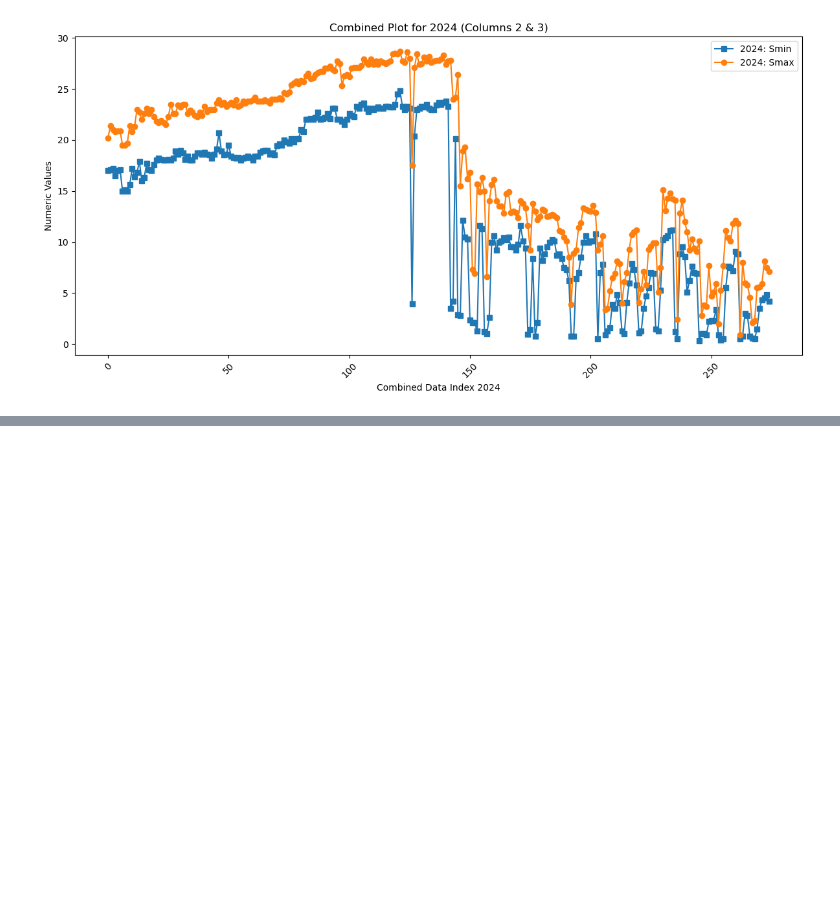
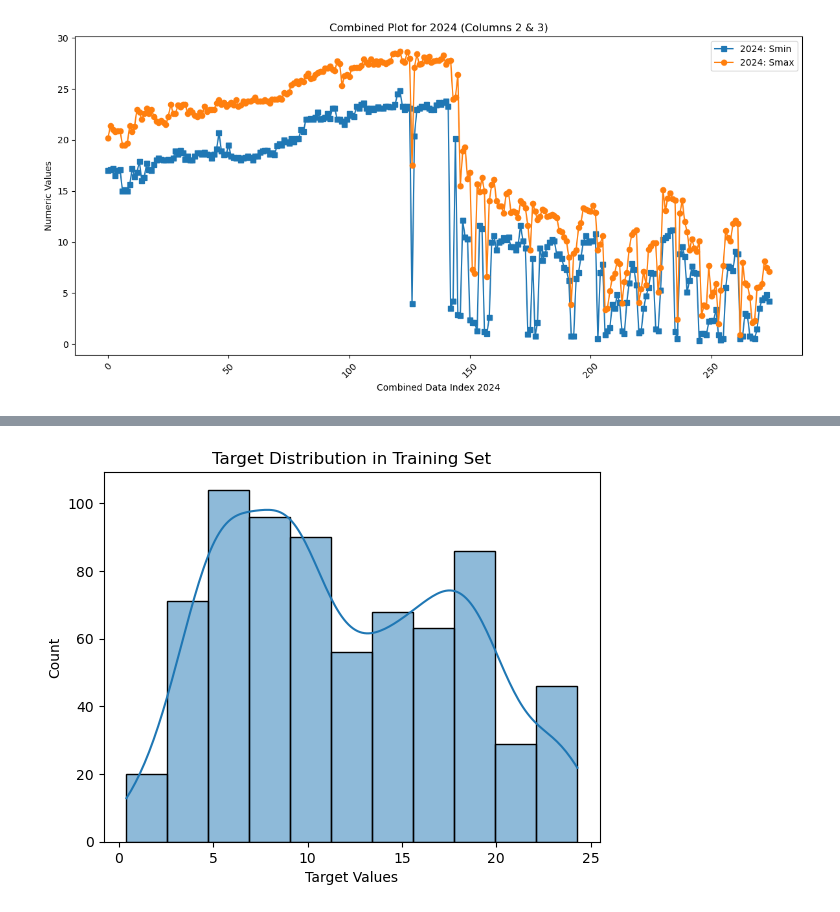
Before and after one commit to Tung-Quan/salinity_instrusion_group, a Jupyter notebook: data.ipynb, the cells around one changed output, grey strips where cells are left out. Drawn from its saved outputs; the diff is of its cells as text; code cells hidden in the pictures; blank space fills up the shorter version.

```diff
--- a/data.ipynb
+++ b/data.ipynb
@@ -567,0 +628,94 @@ Processing year: 2024 from file: MAN 2024.xlsx
+# %%
+import pandas as pd
+from sklearn.model_selection import train_test_split, GridSearchCV
+from sklearn.preprocessing import StandardScaler
+from sklearn.linear_model import LogisticRegression
+from sklearn.ensemble import RandomForestClassifier
+from sklearn.svm import SVC
+from sklearn.metrics import classification_report
+import matplotlib.pyplot as plt
+import seaborn as sns
+
+# ======== LOAD TRAINING DATA ========
+train_dfs = []
+for year_file in ['MAN 2022.xlsx', 'MAN 2023.xlsx']:
+    sheets = pd.read_excel(year_file, sheet_name=None, skiprows=4, nrows=31, na_filter=True)
+    for sheet_name, df_sheet in sheets.items():
+        df_sheet = df_sheet.dropna(how='all')
+        if df_sheet.shape[1] < 3:
+            continue
+        df_selected = df_sheet.iloc[:, 0:3].dropna().copy()
+        df_selected[df_selected.columns[1]] = pd.to_numeric(df_selected[df_selected.columns[1]], errors='coerce')
+        df_selected[df_selected.columns[2]] = pd.to_numeric(df_selected[df_selected.columns[2]], errors='coerce')
+        df_selected = df_selected.dropna()
+        train_dfs.append(df_selected)
+
+train_data = pd.concat(train_dfs, ignore_index=True)
+
+# ======== LOAD TEST DATA ========
+test_dfs = []
+sheets_test = pd.read_excel('MAN 2024.xlsx', sheet_name=None, skiprows=4, nrows=31, na_filter=True)
+for sheet_name, df_sheet in sheets_test.items():
+    df_sheet = df_sheet.dropna(how='all')
+    if df_sheet.shape[1] < 3:
+        continue
+    df_selected = df_sheet.iloc[:, 0:3].dropna().copy()
+    df_selected[df_selected.columns[1]] = pd.to_numeric(df_selected[df_selected.columns[1]], errors='coerce')
+    df_selected[df_selected.columns[2]] = pd.to_numeric(df_selected[df_selected.columns[2]], errors='coerce')
+    df_selected = df_selected.dropna()
+    test_dfs.append(df_selected)
+
+test_data = pd.concat(test_dfs, ignore_index=True)
+
+# ======== FEATURE AND TARGET =========
+feature_col = train_data.columns[1]
+target_col = train_data.columns[2]
+
+X_train = train_data[[feature_col]]
+y_train = (train_data[target_col] > train_data[target_col].median()).astype(int)
+
+X_test = test_data[[feature_col]]
+y_test = (test_data[target_col] > test_data[target_col].median()).astype(int)
+
+# ======== SCALING (TRÁNH DATA LEAKAGE) =========
+scaler = StandardScaler()
+X_train_scaled = scaler.fit_transform(X_train)
+X_test_scaled = scaler.transform(X_test)
+
+# ======== MODEL EVALUATION =========
+models = {
+    "LogisticRegression": LogisticRegression(class_weight='balanced', random_state=42),
+    "RandomForest": RandomForestClassifier(class_weight='balanced', random_state=42),
+    "SVM": SVC(class_weight='balanced', probability=True, random_state=42)
+}
+
+for name, clf in models.items():
+    clf.fit(X_train_scaled, y_train)
+    y_pred = clf.predict(X_test_scaled)
+    print(f"\n🔍 Model: {name}")
+    print(classification_report(y_test, y_pred))
+
+# ======== OPTIONAL: TUNING LOGISTIC REGRESSION ========
+param_grid = {
+    'C': [0.01, 0.1, 1, 10, 100]
+}
+grid = GridSearchCV(LogisticRegression(class_weight='balanced', random_state=42),
+                    param_grid, cv=5, scoring='f1')
+grid.fit(X_train_scaled, y_train)
+best_model = grid.best_estimator_
+y_pred = best_model.predict(X_test_scaled)
+print("\n===Best LogisticRegression (after GridSearchCV):")
+print(classification_report(y_test, y_pred))
+
+# ======== PLOTTING DISTRIBUTIONS ========
+sns.histplot(train_data[target_col], kde=True)
+plt.title("Target Distribution in Training Set")
+plt.xlabel("Target Values")
+plt.show()
+
+sns.boxplot(data=train_data, x=y_train, y=feature_col)
+plt.title("Feature vs Target")
+plt.xlabel("Binary Label")
+plt.ylabel("Feature Value")
+plt.show()
+# %% [output]
@@ -567,0 +739 @@ Processing year: 2024 from file: MAN 2024.xlsx
+[figure, added]
```
Also changed, not shown: parts of 4 cells of this notebook, 1 other file.
